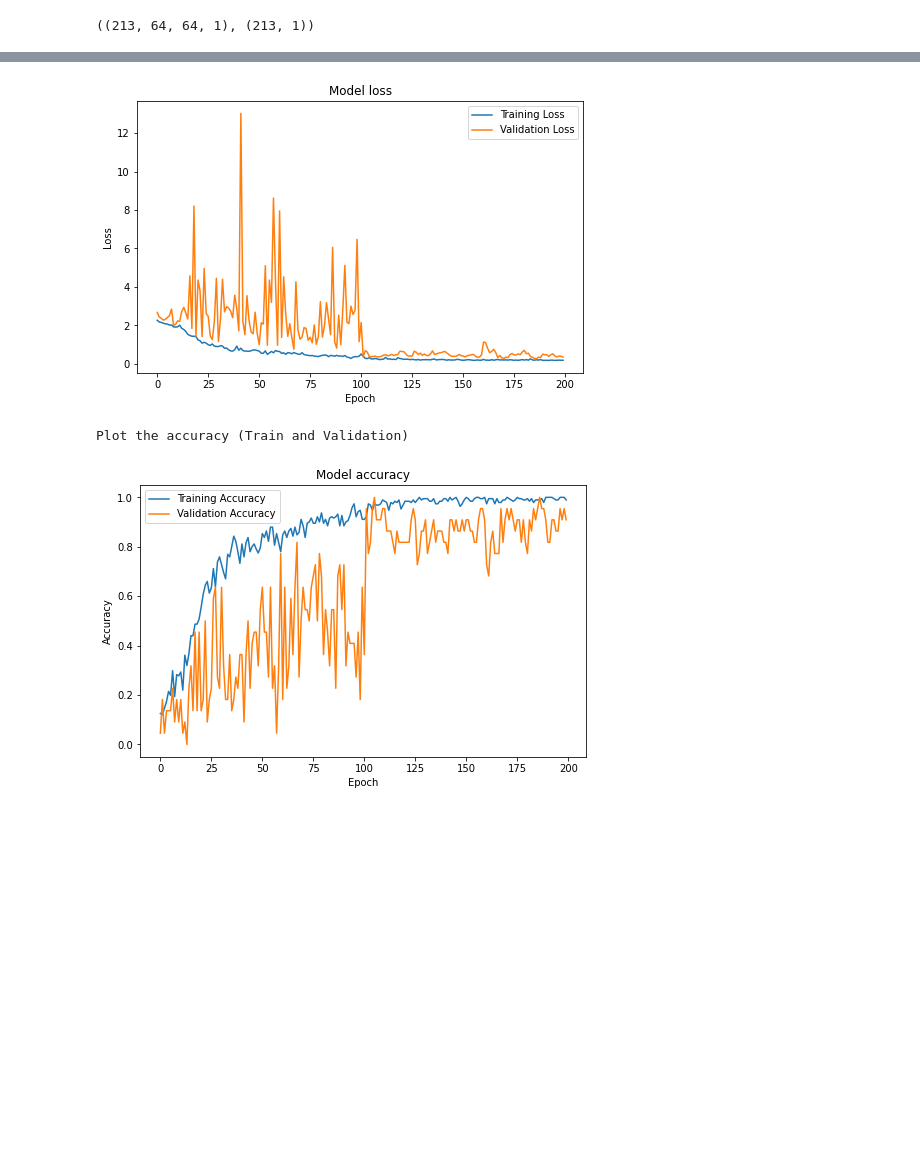
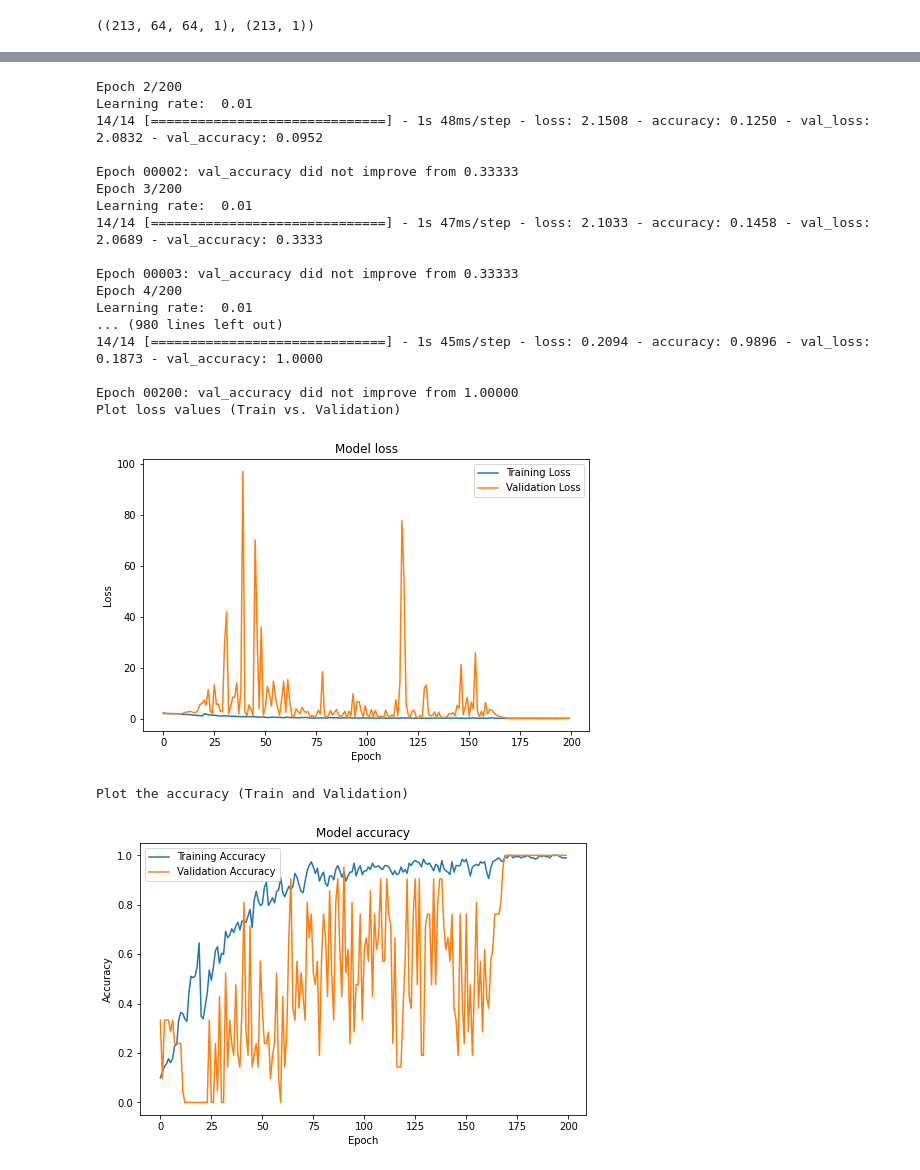
Before and after one commit to Tithra/Computer-Vision-DNN, a Jupyter notebook: EmotionRecognition_JAFFE.ipynb, the cells around one changed output, grey strips where cells are left out. Saved outputs shown, nothing was run; the diff lists cells and outputs as text; code cells hidden in the pictures; blank space fills up the shorter version.

```diff
--- a/EmotionRecognition_JAFFE.ipynb
+++ b/EmotionRecognition_JAFFE.ipynb
@@ -137,8 +137,8 @@ def transform(img):
   #gamma
   mid = 0.5
   mean = np.mean(img)
-  gamma = math.log(mid*255)/math.log(mean)
-  img = np.power(img, gamma).clip(0,255).astype(np.uint8)
+  gamma = math.log(mid*50)/math.log(mean)
+  img = np.power(img, gamma).clip(0,50).astype(np.uint8)
 
   #img = Image.fromarray(img)
   #filter = ImageEnhance.Contrast(img)# add contrast
@@ -264,26 +264,24 @@ num_classes = 7
 
 attention_module = 'cbam_block'
 base_model = 'ResNet18'
-# Choose what attention_module to use: cbam_block / se_block / None
-model_type = base_model if attention_module==None else base_model+' '+attention_module
+dataset_type = 'CKplus'
 
 
 # Load dataset.
-
-x_train, x_val, y_train, y_val = train_test_split(x, y,test_size=0.1, random_state=2021)
+x_train, x_val, y_train, y_val = train_test_split(x, y,test_size=21, random_state=2021)
+x_train, x_test, y_train, y_test = train_test_split(x, y,test_size=21, random_state=2021)
 
 # Input image dimensions.
 input_shape = x_train.shape[1:]
 
 # Normalize data.
 x_train = x_train.astype('float32') / 255
-#x_test = x_test.astype('float32') / 255
+x_test = x_test.astype('float32') / 255
 x_val = x_val.astype('float32') / 255
-
 
 # Convert class vectors to binary class matrices.
 y_train = to_categorical(y_train, num_classes)
-#y_test = to_categorical(y_test, num_classes)
+y_test = to_categorical(y_test, num_classes)
 y_val = to_categorical(y_val, num_classes)
 
 
@@ -298,22 +296,22 @@ model.compile(loss='categorical_crossentropy',
 
 # Prepare model model saving directory.
 save_dir = os.path.join(os.getcwd(), 'saved_models')
-model_name = 'model.{epoch:03d}.h5' + model_type
+model_name = dataset_type + '_model.h5'
 if not os.path.isdir(save_dir):
     os.makedirs(save_dir)
 filepath = os.path.join(save_dir, model_name)
 
 # Prepare callbacks for model saving and for learning rate adjustment.
 checkpoint = ModelCheckpoint(filepath=filepath,
-                             monitor='val_acc',
+                             monitor='val_accuracy',
                              verbose=1,
                              save_best_only=True)
 def lr_schedule(epoch):
     lr = 0.01
-    if epoch >= (epochs*0.5):
-      lr = 0.001
+    if epoch >= (epochs*0.8):
+      lr=0.001
     elif epoch >= (epochs*0.1):
-      lr=0.005
+      lr=0.05
     print('Learning rate: ', lr)
     return lr
 
@@ -408,8 +406,6 @@ def plot_model_history(history):
   plt.show()
 
 plot_model_history(history)
-# Score trained model.
-#scores = model.evaluate(x_test, y_test, verbose=1,batch_size=batch_size,)
 # %% [output]
 Using real-time data augmentation.
 Epoch 1/200
@@ -431,3 +416,20 @@ Plot loss values (Train vs. Validation)
+Epoch 2/200
+Learning rate:  0.01
+14/14 [==============================] - 1s 48ms/step - loss: 2.1508 - accuracy: 0.1250 - val_loss: 2.0832 - val_accuracy: 0.0952
+
+Epoch 00002: val_accuracy did not improve from 0.33333
+Epoch 3/200
+Learning rate:  0.01
+14/14 [==============================] - 1s 47ms/step - loss: 2.1033 - accuracy: 0.1458 - val_loss: 2.0689 - val_accuracy: 0.3333
+
+Epoch 00003: val_accuracy did not improve from 0.33333
+Epoch 4/200
+Learning rate:  0.01
+... (980 lines left out)
+14/14 [==============================] - 1s 45ms/step - loss: 0.2094 - accuracy: 0.9896 - val_loss: 0.1873 - val_accuracy: 1.0000
+
+Epoch 00200: val_accuracy did not improve from 1.00000
+Plot loss values (Train vs. Validation)
-[figure, old version]
+[figure, new version]
-Plot the accuracy (Train and Validation)
+Plot the accuracy (Train and Validation)
-[figure, old version]
+[figure, new version]
```
Also changed, not shown: parts of 5 cells of this notebook.
